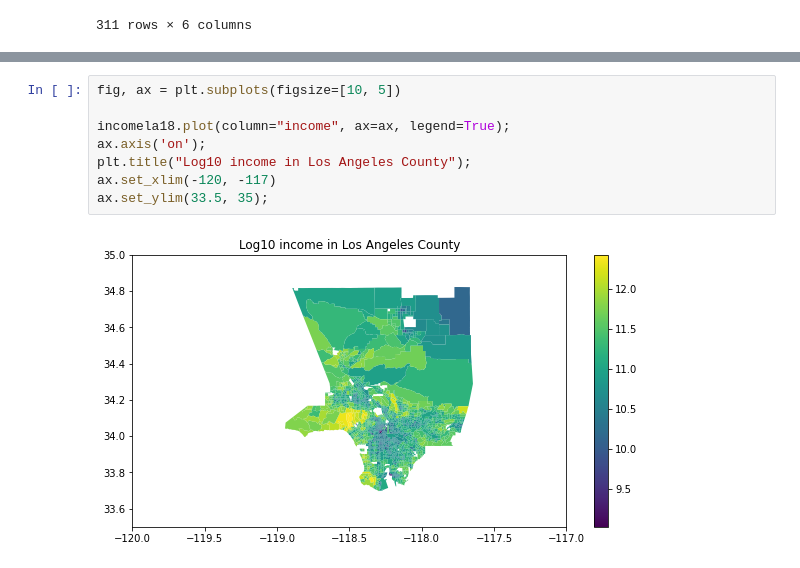
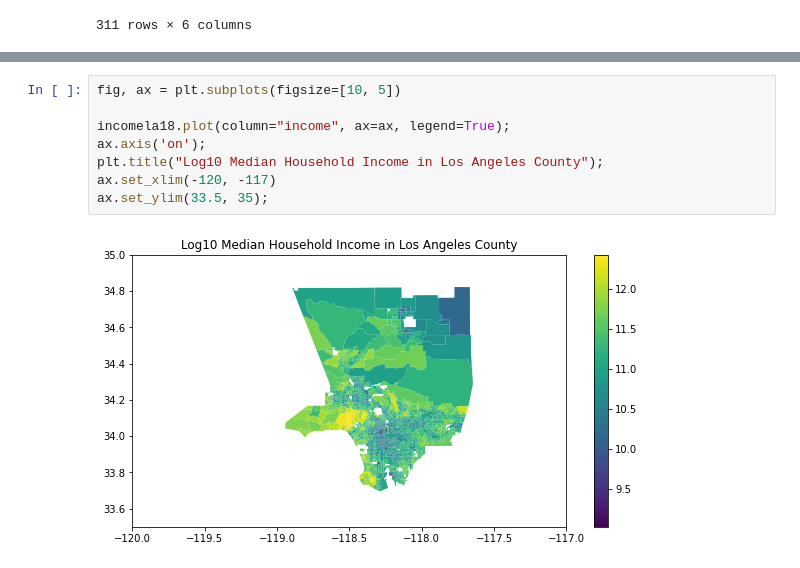
Before and after one commit to lanyu0322/PUS2020_LYu, a Jupyter notebook: HW9/Midterm_Lan.ipynb, the cells around one changed output, grey strips where cells are left out. Saved outputs shown, nothing was run; the diff lists cells and outputs as text.

```diff
--- a/HW9/Midterm_Lan.ipynb
+++ b/HW9/Midterm_Lan.ipynb
@@ -562,10 +554,10 @@ incomela18
 # %%
 fig, ax = plt.subplots(figsize=[10, 5])
 
 incomela18.plot(column="income", ax=ax, legend=True);
 ax.axis('on');
-plt.title("Log10 income in Los Angeles County");
+plt.title("Log10 Median Household Income in Los Angeles County");
 ax.set_xlim(-120, -117)
 ax.set_ylim(33.5, 35);
 # %% [output]
-[figure, old version]
+[figure, new version]
```
Also changed, not shown: parts of 3 cells of this notebook.
